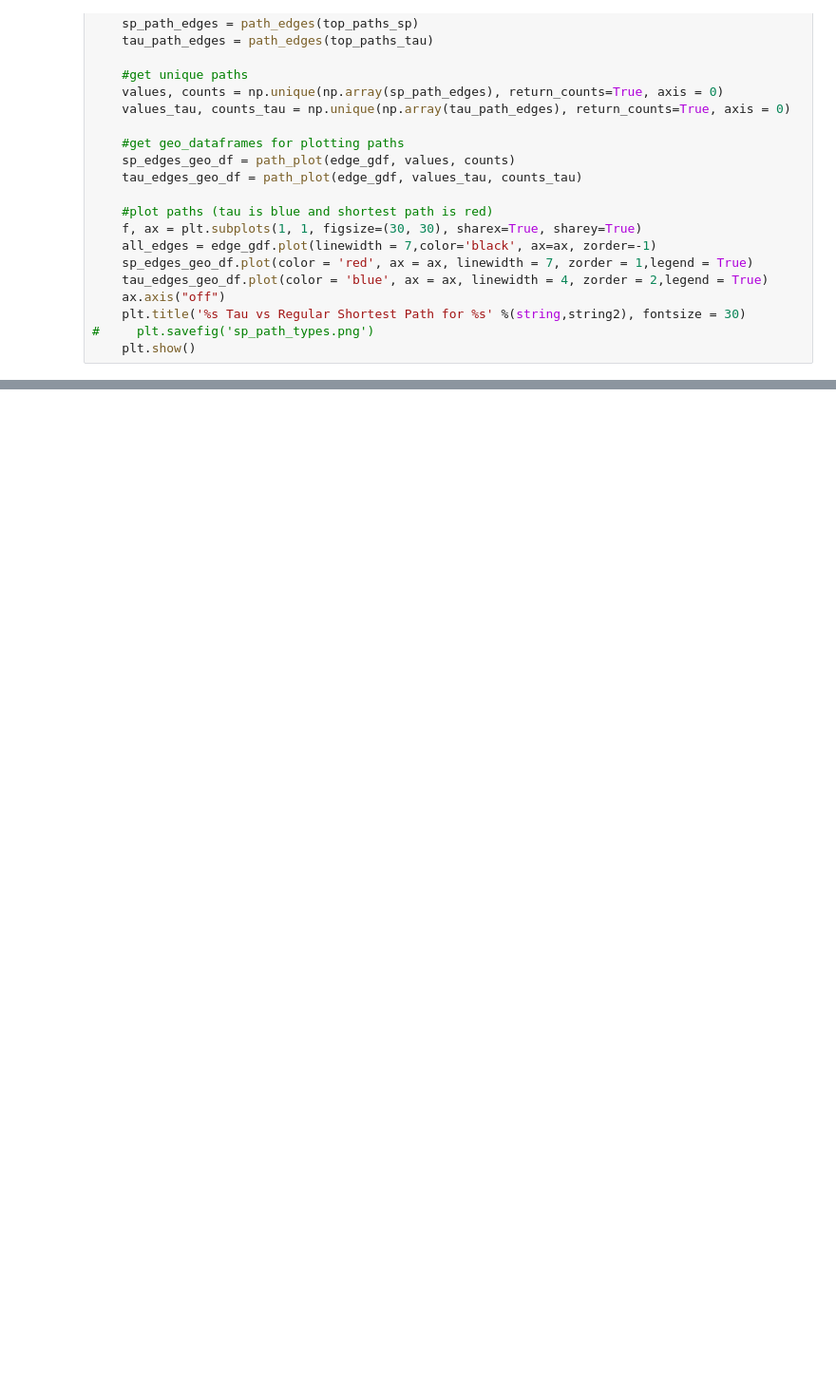
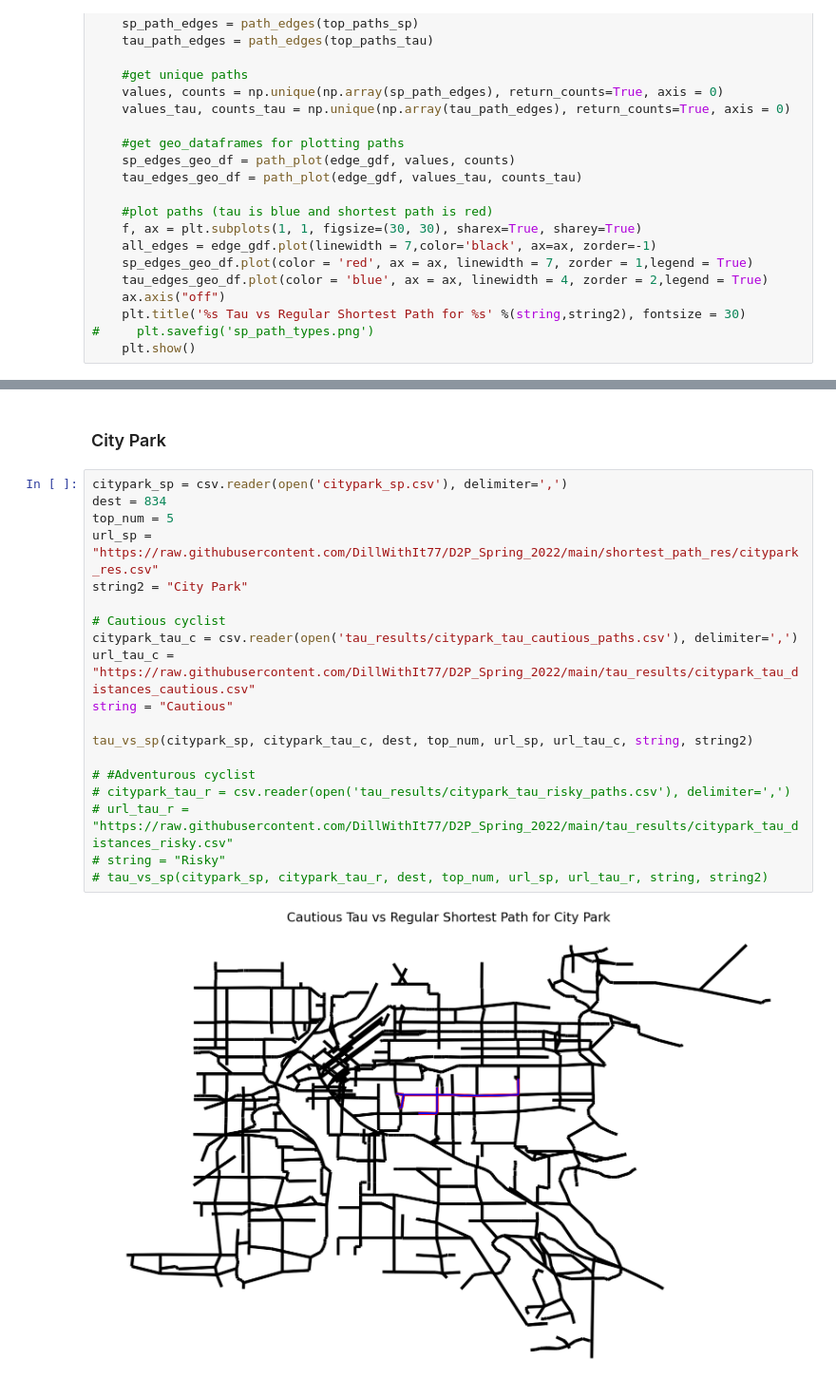
Before and after one commit to DillWithIt77/D2P_Spring_2022, a Jupyter notebook: Bike Lane Analysis.ipynb, the cells around one changed output, grey strips where cells are left out. Shown at 95% size. Saved outputs shown, nothing was run; the diff lists cells and outputs as text; blank space fills up the shorter version.

```diff
--- a/Bike Lane Analysis.ipynb
+++ b/Bike Lane Analysis.ipynb
@@ -247,0 +286,23 @@ print(big_inc_N - big_inc)
+# %% [markdown]
+### City Park
+# %%
+citypark_sp = csv.reader(open('citypark_sp.csv'), delimiter=',')
+dest = 834
+top_num = 5
+url_sp = "https://raw.githubusercontent.com/DillWithIt77/D2P_Spring_2022/main/shortest_path_res/citypark_res.csv"
+string2 = "City Park"
+
+# Cautious cyclist
+citypark_tau_c = csv.reader(open('tau_results/citypark_tau_cautious_paths.csv'), delimiter=',')
+url_tau_c = "https://raw.githubusercontent.com/DillWithIt77/D2P_Spring_2022/main/tau_results/citypark_tau_distances_cautious.csv"
+string = "Cautious"
+
+tau_vs_sp(citypark_sp, citypark_tau_c, dest, top_num, url_sp, url_tau_c, string, string2)
+
+# #Adventurous cyclist
+# citypark_tau_r = csv.reader(open('tau_results/citypark_tau_risky_paths.csv'), delimiter=',')
+# url_tau_r = "https://raw.githubusercontent.com/DillWithIt77/D2P_Spring_2022/main/tau_results/citypark_tau_distances_risky.csv"
+# string = "Risky"
+# tau_vs_sp(citypark_sp, citypark_tau_r, dest, top_num, url_sp, url_tau_r, string, string2)
+# %% [output]
+[figure, added]
```
Also changed, not shown: parts of 27 cells of this notebook, 2 other files.
